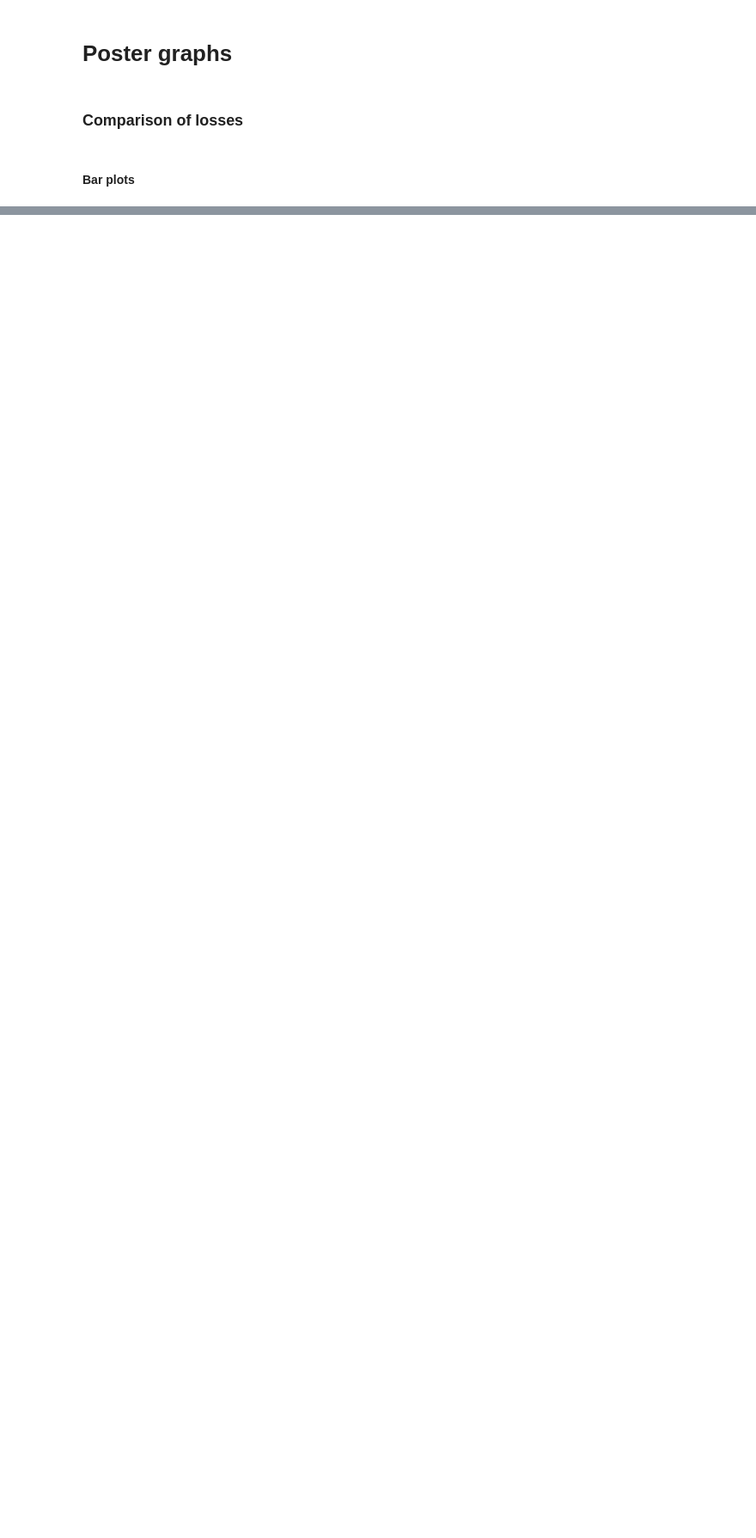
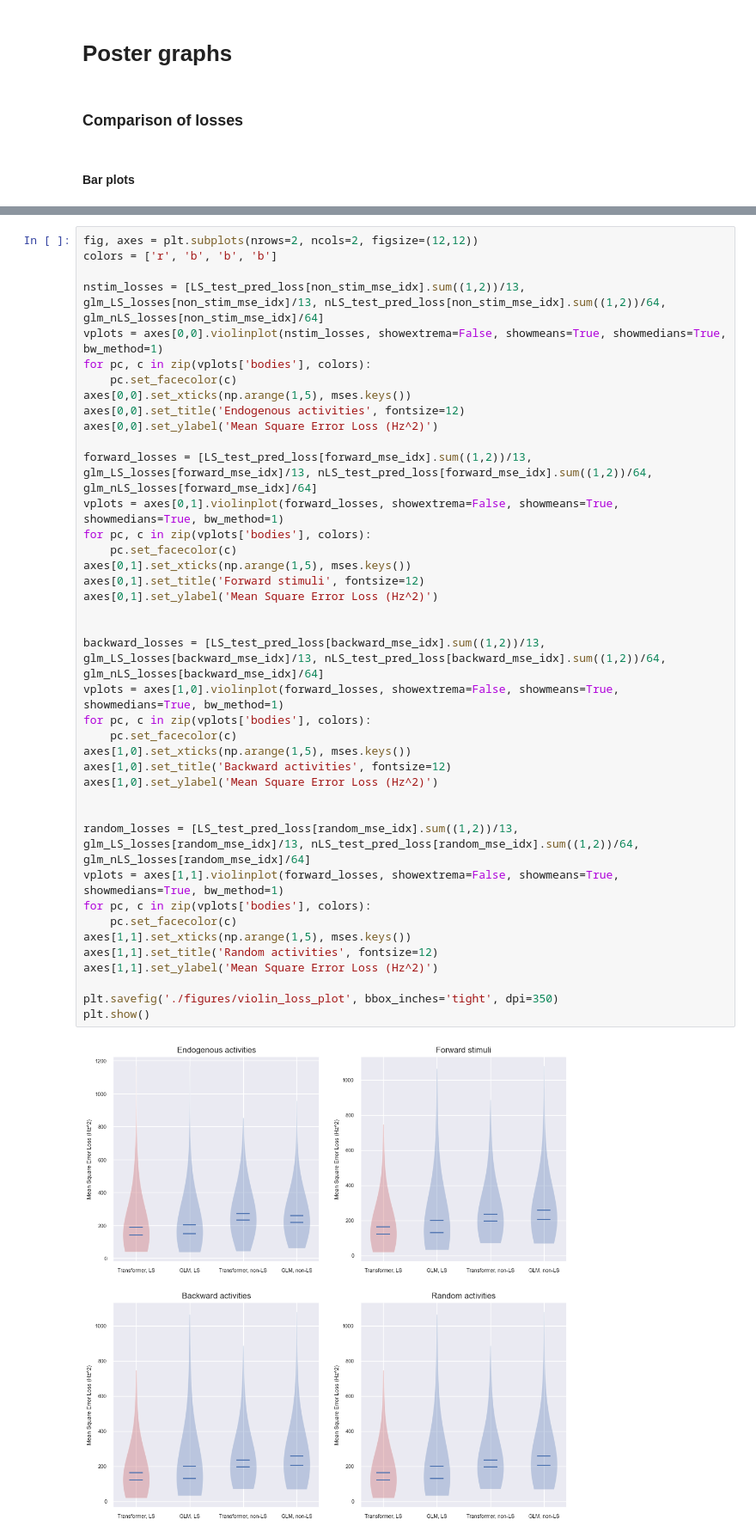
Before and after one commit to cngzlsh/approx_brain, a Jupyter notebook: poster.ipynb, the cells around one changed output, grey strips where cells are left out. Shown at 86% size. Drawn from its saved outputs; the diff is of its cells as text; blank space fills up the shorter version.

```diff
--- a/poster.ipynb
+++ b/poster.ipynb
@@ -720,0 +730,42 @@ plt.show()
+# %%
+fig, axes = plt.subplots(nrows=2, ncols=2, figsize=(12,12))
+colors = ['r', 'b', 'b', 'b']
+
+nstim_losses = [LS_test_pred_loss[non_stim_mse_idx].sum((1,2))/13, glm_LS_losses[non_stim_mse_idx]/13, nLS_test_pred_loss[non_stim_mse_idx].sum((1,2))/64, glm_nLS_losses[non_stim_mse_idx]/64]
+vplots = axes[0,0].violinplot(nstim_losses, showextrema=False, showmeans=True, showmedians=True, bw_method=1)
+for pc, c in zip(vplots['bodies'], colors):
+    pc.set_facecolor(c)
+axes[0,0].set_xticks(np.arange(1,5), mses.keys())
+axes[0,0].set_title('Endogenous activities', fontsize=12)
+axes[0,0].set_ylabel('Mean Square Error Loss (Hz^2)')
+
+forward_losses = [LS_test_pred_loss[forward_mse_idx].sum((1,2))/13, glm_LS_losses[forward_mse_idx]/13, nLS_test_pred_loss[forward_mse_idx].sum((1,2))/64, glm_nLS_losses[forward_mse_idx]/64]
+vplots = axes[0,1].violinplot(forward_losses, showextrema=False, showmeans=True, showmedians=True, bw_method=1)
+for pc, c in zip(vplots['bodies'], colors):
+    pc.set_facecolor(c)
+axes[0,1].set_xticks(np.arange(1,5), mses.keys())
+axes[0,1].set_title('Forward stimuli', fontsize=12)
+axes[0,1].set_ylabel('Mean Square Error Loss (Hz^2)')
+
+
+backward_losses = [LS_test_pred_loss[backward_mse_idx].sum((1,2))/13, glm_LS_losses[backward_mse_idx]/13, nLS_test_pred_loss[backward_mse_idx].sum((1,2))/64, glm_nLS_losses[backward_mse_idx]/64]
+vplots = axes[1,0].violinplot(forward_losses, showextrema=False, showmeans=True, showmedians=True, bw_method=1)
+for pc, c in zip(vplots['bodies'], colors):
+    pc.set_facecolor(c)
+axes[1,0].set_xticks(np.arange(1,5), mses.keys())
+axes[1,0].set_title('Backward activities', fontsize=12)
+axes[1,0].set_ylabel('Mean Square Error Loss (Hz^2)')
+
+
+random_losses = [LS_test_pred_loss[random_mse_idx].sum((1,2))/13, glm_LS_losses[random_mse_idx]/13, nLS_test_pred_loss[random_mse_idx].sum((1,2))/64, glm_nLS_losses[random_mse_idx]/64]
+vplots = axes[1,1].violinplot(forward_losses, showextrema=False, showmeans=True, showmedians=True, bw_method=1)
+for pc, c in zip(vplots['bodies'], colors):
+    pc.set_facecolor(c)
+axes[1,1].set_xticks(np.arange(1,5), mses.keys())
+axes[1,1].set_title('Random activities', fontsize=12)
+axes[1,1].set_ylabel('Mean Square Error Loss (Hz^2)')
+
+plt.savefig('./figures/violin_loss_plot', bbox_inches='tight', dpi=350)
+plt.show()
+# %% [output]
+[figure, added]
```
Also changed, not shown: parts of 14 cells of this notebook, 3 other files.
